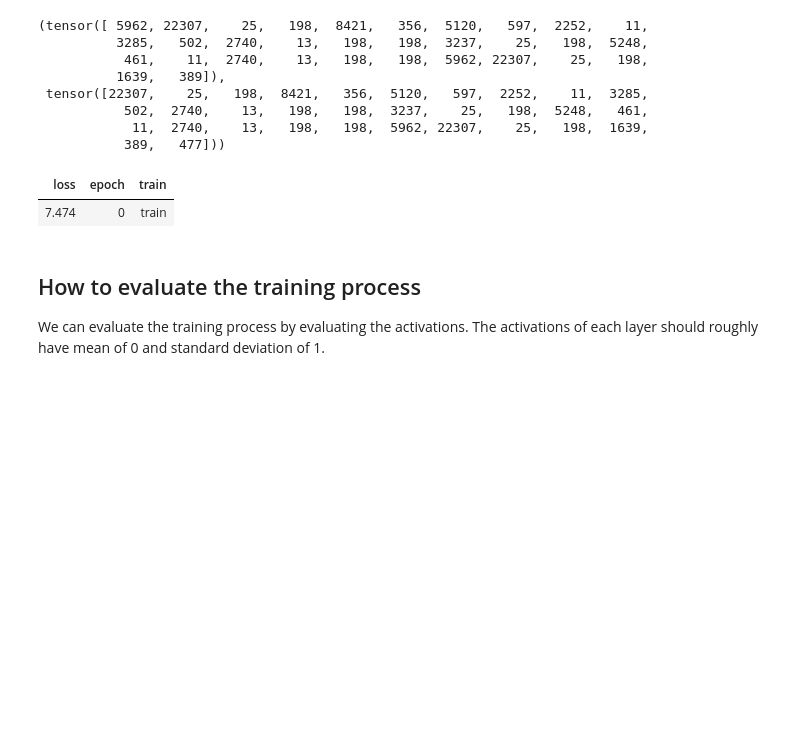
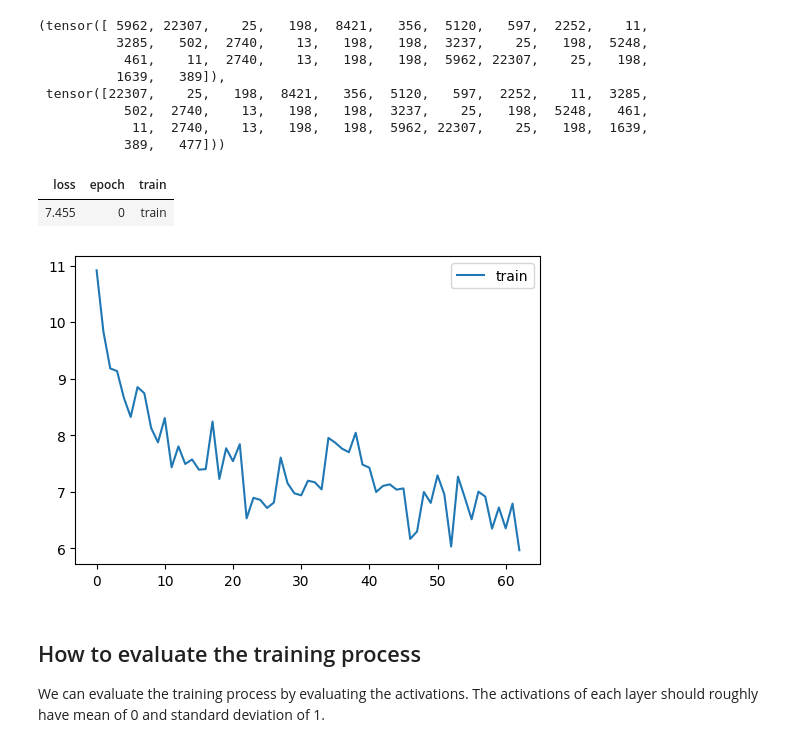
Before and after one commit to sanbaiw/fast-nanogpt, a Jupyter notebook: nbs/pt3-activition.ipynb, the cells around one changed output. Cells and saved outputs as stored; diff of their text form; code cells hidden in the pictures; blank space fills up the shorter version.

```diff
--- a/nbs/pt3-activition.ipynb
+++ b/nbs/pt3-activition.ipynb
@@ -25,7 +25,7 @@ import os
 
 enc = tiktoken.get_encoding("gpt2")
 
-def get_tokens(file_path):
+def get_tokens(input_file):
     with open(input_file) as f:
         text = f.read()
     tokens = enc.encode(text)
@@ -51,7 +51,9 @@ class DataSet:
         return x, y
 # %%
 tds = DataSet(torch.tensor(train))
-dls = dls = DataLoaders.from_dd([tds, None], batch_size=4)
+# vds = DataSet(torch.tensor(valid))
+dls = DataLoaders.from_dd([tds, None], batch_size=4)
+# dls = DataLoaders.from_dd([tds, vds], batch_size=4)
 # %%
 x, y = next(iter(dls.train))
 x[0], y[0]
@@ -66,9 +68,10 @@ x[0], y[0]
            389,   477]))
 # %%
 model = get_model()
-cbs = [TrainCB(), DeviceCB(), MetricsCB(), ProgressCB()]
+cbs = [TrainCB(), DeviceCB(), MetricsCB(), ProgressCB(plot=True)]
 lrn = Learner(model, dls=dls, opt_func=optim.AdamW, cbs=cbs, lr=3e-4)
 lrn.fit(1, valid=False)
 # %% [output]
 | loss | epoch | train |
-| 7.474 | 0 | train |
+| 7.455 | 0 | train |
+[figure, added]
```
Also changed, not shown: parts of 15 cells of this notebook, 2 other files.
